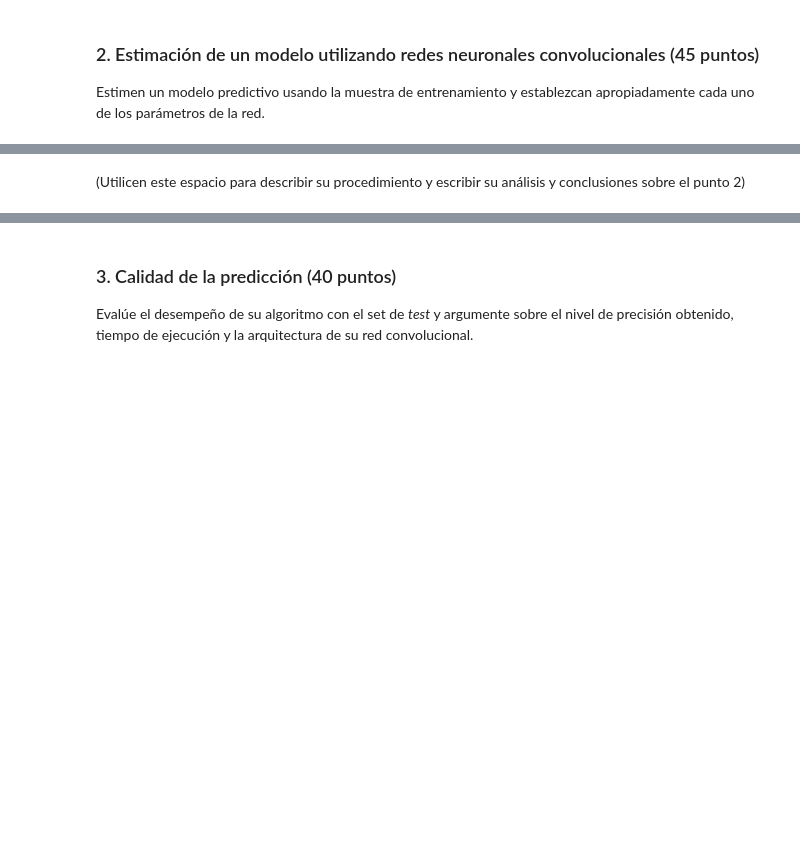
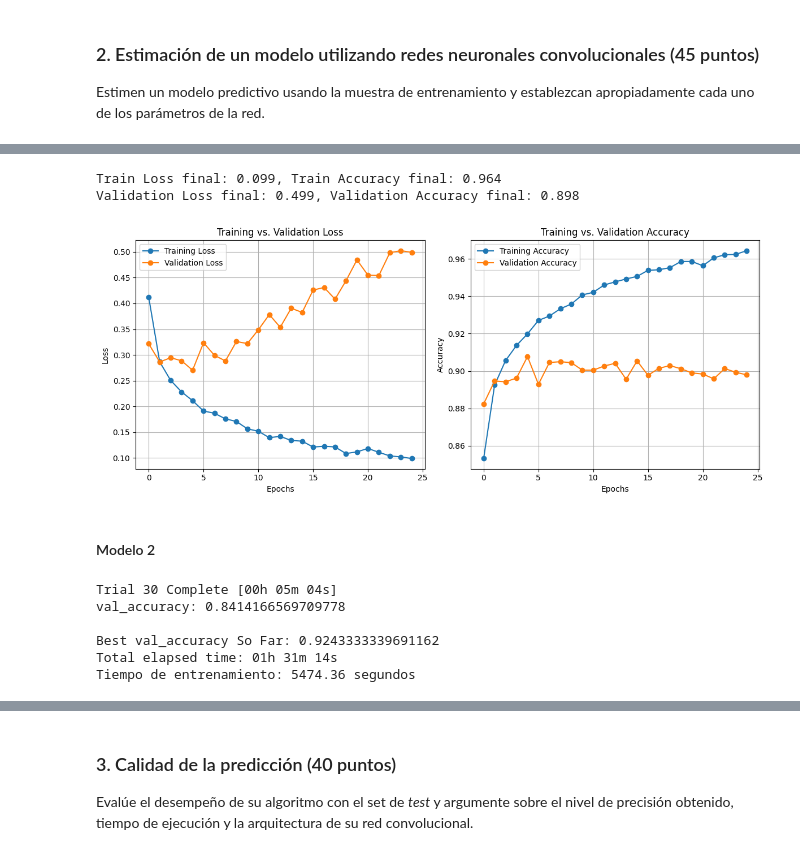
Before and after one commit to juankquintana/deep_learning, a Jupyter notebook: Semana 5/Caso 5/S5TCPEP1.ipynb, the cells around one changed output, grey strips where cells are left out. Cells and saved outputs as stored; diff of their text form; code cells hidden in the pictures; blank space fills up the shorter version.

```diff
--- a/Semana 5/Caso 5/S5TCPEP1.ipynb
+++ b/Semana 5/Caso 5/S5TCPEP1.ipynb
@@ -121,13 +175,22 @@ Estimen un modelo predictivo usando la muestra de entrenamiento y establezcan ap
 # %%
 #### Utilicen este espacio para escribir los códigos del procedimiento del punto 2 ####
-digits_model = Sequential()
-digits_model.add(Conv2D(32, kernel_size=(3, 3),activation='relu',input_shape=(image_rows,image_cols,1),padding='same'))
-digits_model.add(MaxPooling2D((2, 2),padding='same'))
-digits_model.add(Dropout(0.2))
-digits_model.add(Flatten())
-digits_model.add(Dense(64, activation='relu'))
-digits_model.add(Dense(nClasses, activation='softmax'))
+# Modelo Base
+fashion_model = Sequential()
+fashion_model.add(Input(shape=(image_rows, image_cols, 1)))
+fashion_model.add(Conv2D(32, kernel_size=(3, 3), activation='relu', padding='same'))
+fashion_model.add(MaxPooling2D((2, 2), padding='same'))
+fashion_model.add(Dropout(0.2))
+fashion_model.add(Flatten())
+fashion_model.add(Dense(64, activation='relu'))
+fashion_model.add(Dense(nClasses, activation='softmax'))
 # %%
-digits_model.compile(loss='sparse_categorical_crossentropy', optimizer=keras.optimizers.Adam(learning_rate=0.01),metrics =['accuracy'])
-digits_model.summary()
+from tensorflow.keras.optimizers import Adam
+
+fashion_model.compile(
+    loss='sparse_categorical_crossentropy',
+    optimizer=Adam(learning_rate=0.01),
+    metrics=['accuracy']
+)
+
+fashion_model.summary()
 # %% [output]
@@ -149,16 +212,20 @@ Trainable params: 402,442
 Non-trainable params: 0
 _________________________________________________________________
 # %%
-batch_size = 4800
+batch_size = 128
 epochs = 25
 
-digits_train = digits_model.fit(
-    train_X,
-    train_label,
-    batch_size=batch_size,
-    epochs=epochs,
+start = time.time()
+fashion_train = fashion_model.fit(
+    train_X, train_label,
+    batch_size = batch_size,
+    epochs = epochs,
     verbose=1,
     validation_data=(valid_X, valid_label)
 )
+end = time.time()
+fashion_time = end - start
+print(f"Tiempo de entrenamiento: {fashion_time:.2f} segundos")
+# Evaluación del modelo
 # %% [output]
 Epoch 1/25
@@ -200,2 +248,8 @@ plt.show()
-# %% [markdown]
-(Utilicen este espacio para describir su procedimiento y escribir su análisis y conclusiones sobre el punto 2)
+# %%
+plot_history(fashion_train)
+# %% [output]
+Train Loss final: 0.099, Train Accuracy final: 0.964
+Validation Loss final: 0.499, Validation Accuracy final: 0.898
+[figure, added]
+# %% [markdown]
+#### Modelo 2
@@ -201,0 +299,19 @@ plt.show()
+# %%
+start = time.time()
+tuner.search(
+    train_X, train_label,
+    validation_data=(valid_X, valid_label),
+    epochs=15,
+    callbacks=[early_stop],
+    verbose=1
+)
+end = time.time()
+tuner_time = end - start
+print(f"Tiempo de entrenamiento: {tuner_time:.2f} segundos")
+# %% [output]
+Trial 30 Complete [00h 05m 04s]
+val_accuracy: 0.8414166569709778
+
+Best val_accuracy So Far: 0.9243333339691162
+Total elapsed time: 01h 31m 14s
+Tiempo de entrenamiento: 5474.36 segundos
```
Also changed, not shown: parts of 43 cells of this notebook, 2 other files.
